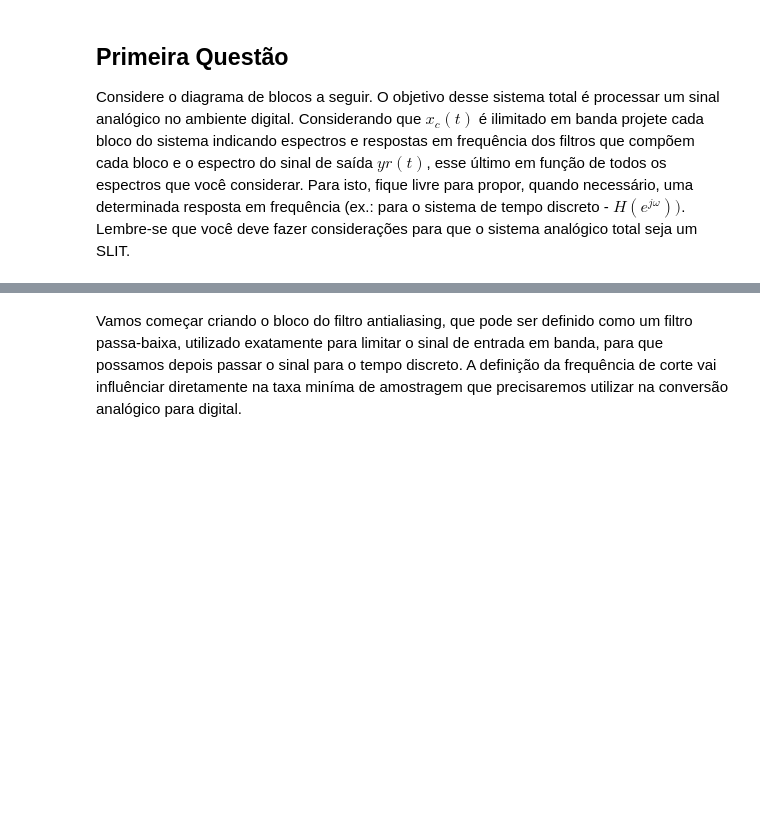
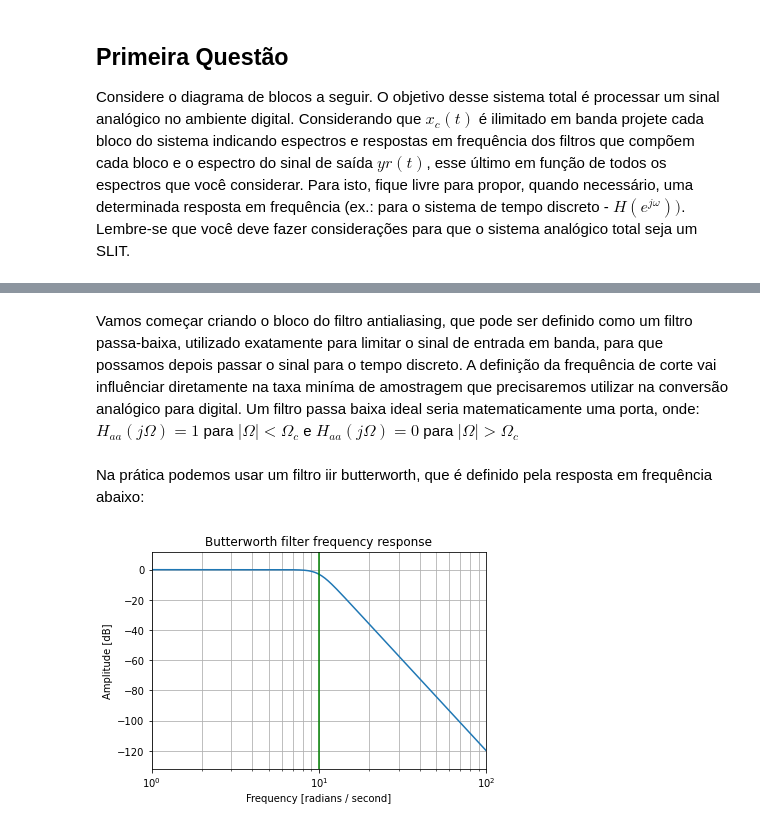
Before and after one commit to oliveiraop/pds-ufba, a Jupyter notebook: av05/av05.ipynb, the cells around one changed output, grey strips where cells are left out. Saved outputs shown, nothing was run; the diff lists cells and outputs as text; code cells hidden in the pictures; blank space fills up the shorter version.

```diff
--- a/av05/av05.ipynb
+++ b/av05/av05.ipynb
@@ -15,3 +14,31 @@ ModuleNotFoundError: No module named 'scipy'
 # %% [markdown]
 Vamos começar criando o bloco do filtro antialiasing, que pode ser definido como um filtro passa-baixa, utilizado exatamente para limitar o sinal de entrada em banda, para que possamos depois passar o sinal para o tempo discreto.
 A definição da frequência de corte vai influênciar diretamente na taxa miníma de amostragem que precisaremos utilizar na conversão analógico para digital.
+Um filtro passa baixa ideal seria matematicamente uma porta, onde: \
+$ H_{aa}(j\Omega) = 1 $ para $ |\Omega| < \Omega_c $ e $ H_{aa}(j\Omega) = 0 $ para $ |\Omega| > \Omega_c $
+# %% [markdown]
+Na prática podemos usar um filtro iir butterworth, que é definido pela resposta em frequência abaixo:
+# %%
+######################### Variaveis ##########################
+N = 6 # ordem do filtro
+cutoff_fs = 5 # frequencia de corte do filtro
+ganhoDB = 0 # ganho em db
+############################################################
+T = 2*cutoff_fs # Taxa de amostragem
+z = np.array([]) # não tem zeros
+m = np.arange(-N+1, N, 2) # onde vao ficar localizados os polos
+# Middle value is 0 to ensure an exactly real pole
+p = -np.exp(1j * np.pi * m / (2 * N)) # os polos de fato
+k = 10 ** (ganhoDB/20)
+z, p, k = signal.lp2lp_zpk(z, p, k, wo=T) # desloca a frequência de corte do filtro passa baixa
+w, h = signal.freqs_zpk(z, p, k)
+plt.semilogx(w, 20 * np.log10(abs(h)))
+plt.title('Butterworth filter frequency response')
+plt.xlabel('Frequency [radians / second]')
+plt.ylabel('Amplitude [dB]')
+plt.margins(0, 0.1)
+plt.grid(which='both', axis='both')
+plt.axvline(T, color='green') # cutoff frequency
+plt.show()
+# %% [output]
+[figure, added]
```
Also changed, not shown: parts of 10 cells of this notebook, 1 other file.
